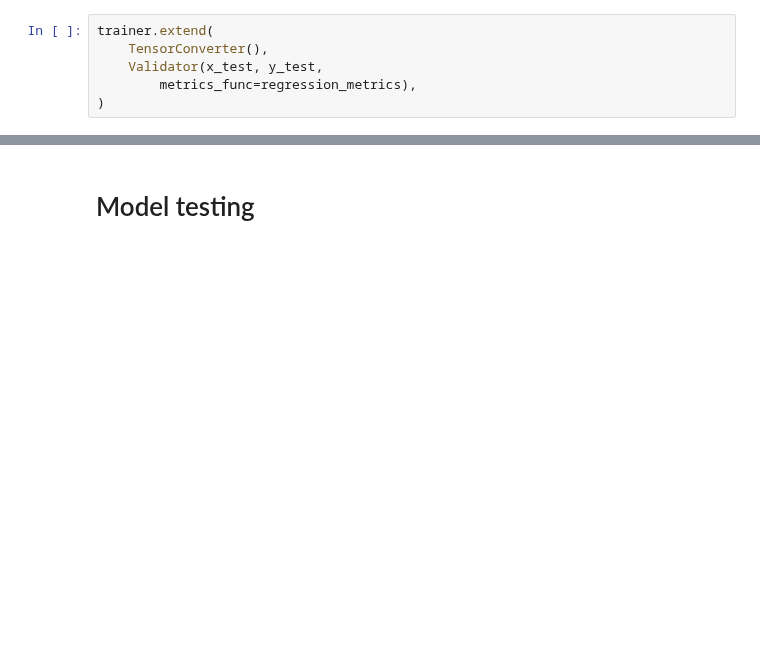
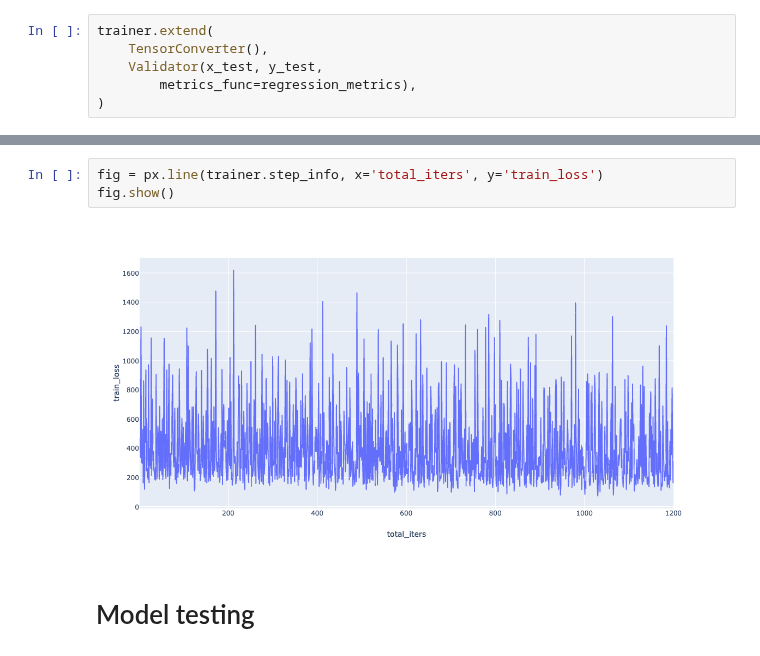
Before and after one commit to yoshida-lab/XenonPy, a Jupyter notebook: samples/build_nn_model.ipynb, the cells around one changed output, grey strips where cells are left out. Drawn from its saved outputs; the diff is of its cells as text; blank space fills up the shorter version.

```diff
--- a/samples/build_nn_model.ipynb
+++ b/samples/build_nn_model.ipynb
@@ -186,3 +210,8 @@ trainer.fit(x_train=desc, y_train=prop)
+# %%
+fig = px.line(trainer.step_info, x='total_iters', y='train_loss')
+fig.show()
+# %% [output]
+[figure, added]
 # %% [markdown]
 # Model testing
 # %%
```
Also changed, not shown: parts of 18 cells of this notebook, 5 other files.
